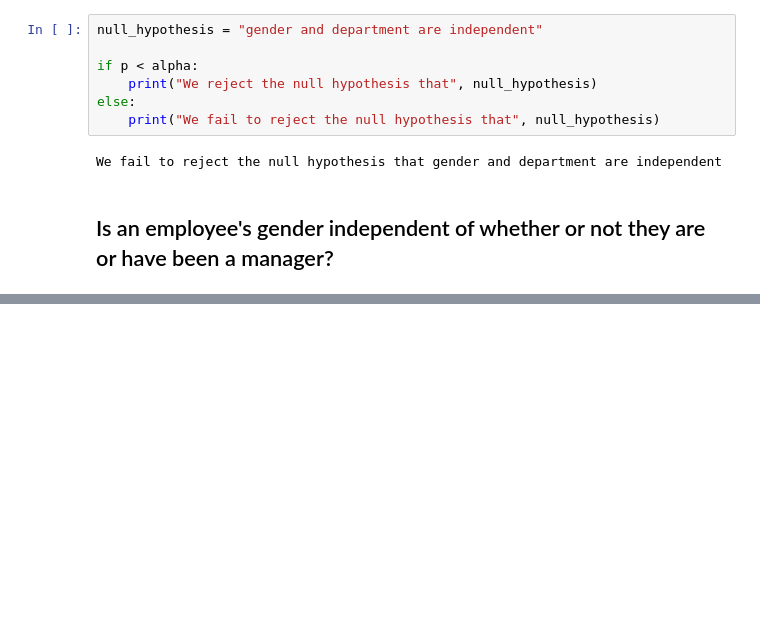
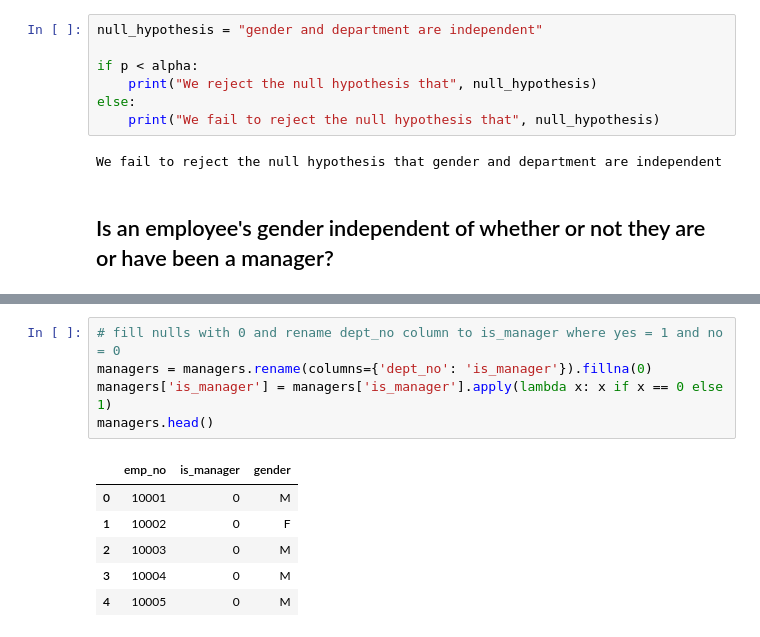
Before and after one commit to mariamnaqvi/statistics-exercises, a Jupyter notebook: hypothesis_testing.ipynb, the cells around one changed output, grey strips where cells are left out. Drawn from its saved outputs; the diff is of its cells as text; blank space fills up the shorter version.

```diff
--- a/hypothesis_testing.ipynb
+++ b/hypothesis_testing.ipynb
@@ -1314,0 +1333,12 @@ We fail to reject the null hypothesis that gender and department are independent
+# %%
+# fill nulls with 0 and rename dept_no column to is_manager where yes = 1 and no = 0
+managers = managers.rename(columns={'dept_no': 'is_manager'}).fillna(0)
+managers['is_manager'] = managers['is_manager'].apply(lambda x: x if x == 0 else 1)
+managers.head()
+# %% [output]
+|  | emp_no | is_manager | gender |
+| 0 | 10001 | 0 | M |
+| 1 | 10002 | 0 | F |
+| 2 | 10003 | 0 | M |
+| 3 | 10004 | 0 | M |
+| 4 | 10005 | 0 | M |
```
Also changed, not shown: parts of 9 cells of this notebook.
